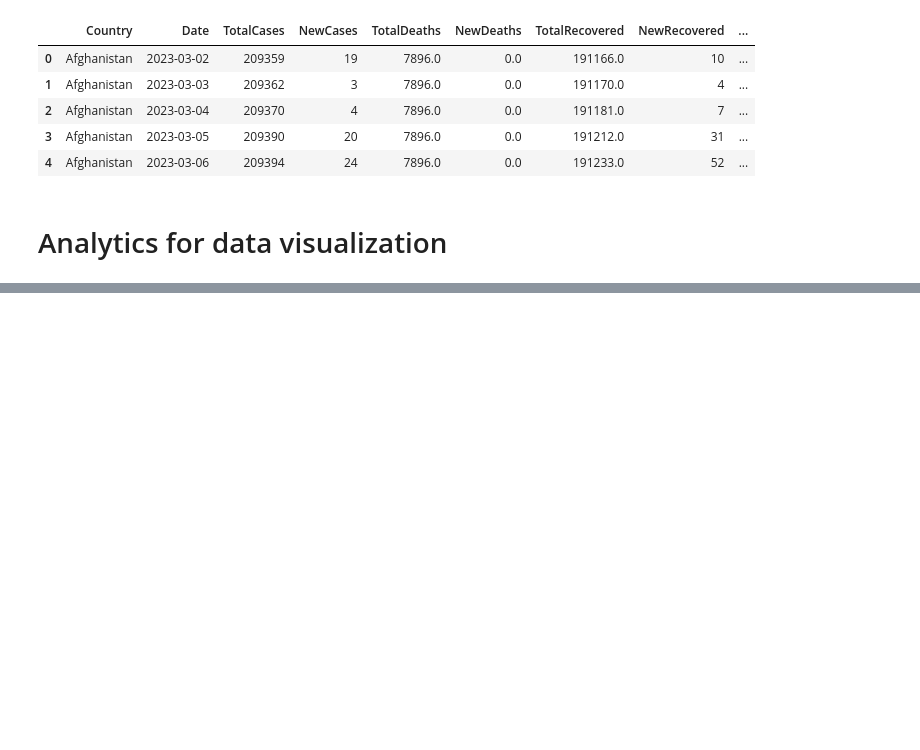
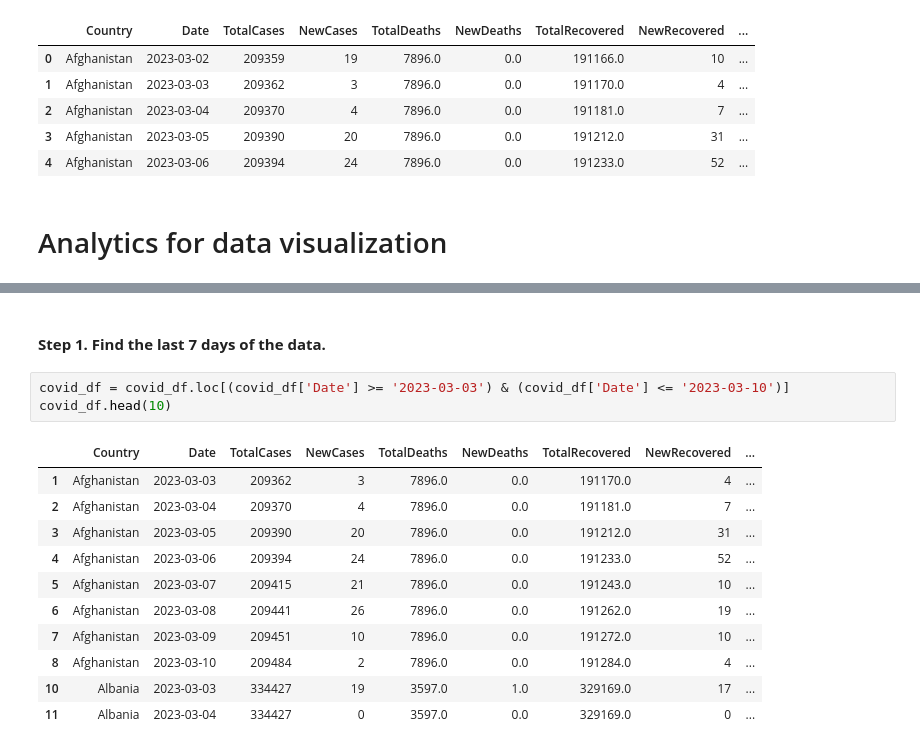
Before and after one commit to nnaaaa/Lab-DataVisualize, a Jupyter notebook: visualize/question5.ipynb, the cells around one changed output, grey strips where cells are left out. Saved outputs shown, nothing was run; the diff lists cells and outputs as text; blank space fills up the shorter version.

```diff
--- a/visualize/question5.ipynb
+++ b/visualize/question5.ipynb
@@ -103,0 +30,17 @@ ax.legend()
+# %% [markdown]
+#### **Step 1. Find the last 7 days of the data.**
+# %%
+covid_df = covid_df.loc[(covid_df['Date'] >= '2023-03-03') & (covid_df['Date'] <= '2023-03-10')]
+covid_df.head(10)
+# %% [output]
+|  | Country | Date | TotalCases | NewCases | TotalDeaths | NewDeaths | TotalRecovered | NewRecovered | ... |
+| 1 | Afghanistan | 2023-03-03 | 209362 | 3 | 7896.0 | 0.0 | 191170.0 | 4 | ... |
+| 2 | Afghanistan | 2023-03-04 | 209370 | 4 | 7896.0 | 0.0 | 191181.0 | 7 | ... |
+| 3 | Afghanistan | 2023-03-05 | 209390 | 20 | 7896.0 | 0.0 | 191212.0 | 31 | ... |
+| 4 | Afghanistan | 2023-03-06 | 209394 | 24 | 7896.0 | 0.0 | 191233.0 | 52 | ... |
+| 5 | Afghanistan | 2023-03-07 | 209415 | 21 | 7896.0 | 0.0 | 191243.0 | 10 | ... |
+| 6 | Afghanistan | 2023-03-08 | 209441 | 26 | 7896.0 | 0.0 | 191262.0 | 19 | ... |
+| 7 | Afghanistan | 2023-03-09 | 209451 | 10 | 7896.0 | 0.0 | 191272.0 | 10 | ... |
+| 8 | Afghanistan | 2023-03-10 | 209484 | 2 | 7896.0 | 0.0 | 191284.0 | 4 | ... |
+| 10 | Albania | 2023-03-03 | 334427 | 19 | 3597.0 | 1.0 | 329169.0 | 17 | ... |
+| 11 | Albania | 2023-03-04 | 334427 | 0 | 3597.0 | 0.0 | 329169.0 | 0 | ... |
```
Also changed, not shown: parts of 14 cells of this notebook, 13 other files.
